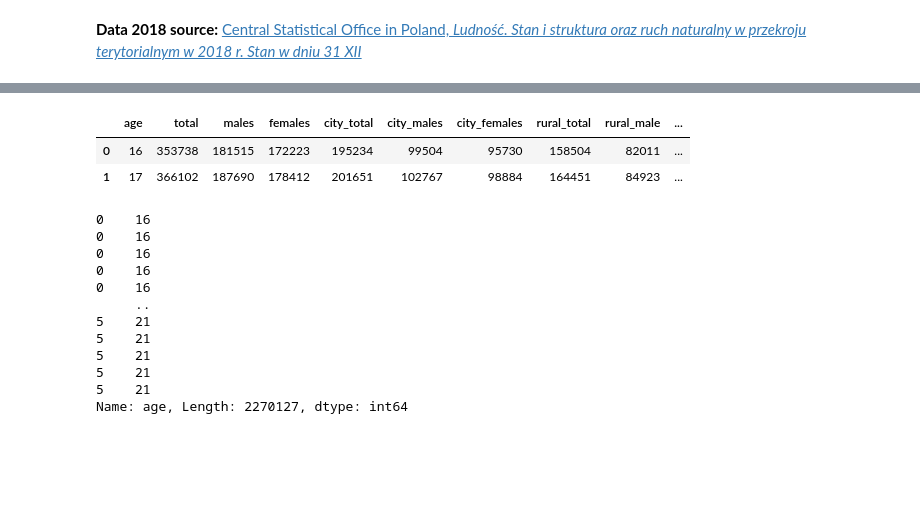
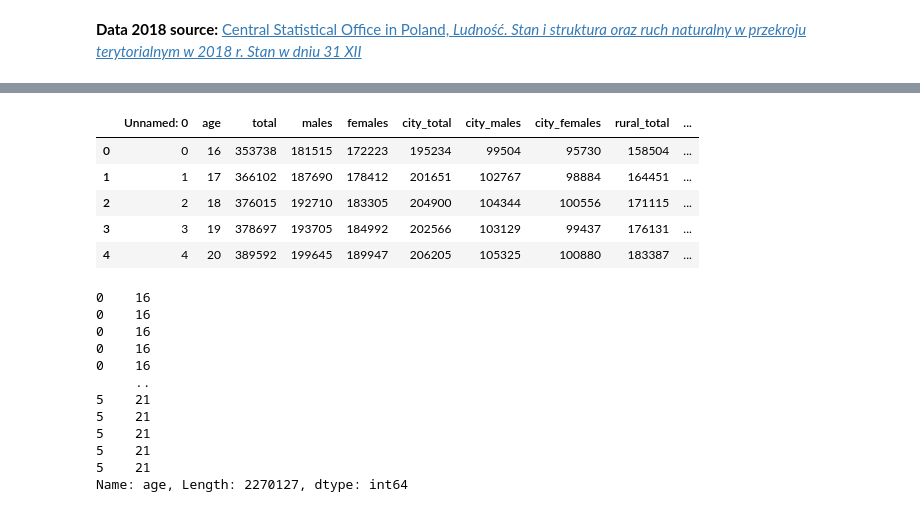
Before and after one commit to krassowska/scouts-and-ticks, a Jupyter notebook: Demographics.ipynb, the cells around one changed output, grey strips where cells are left out. Drawn from its saved outputs; the diff is of its cells as text; code cells hidden in the pictures; blank space fills up the shorter version.

Commit message:
Move demographics data preparation to separate file

```diff
--- a/Demographics.ipynb
+++ b/Demographics.ipynb
@@ -149,14 +138,13 @@ gus_2018 = gus_2018_all.loc[range(16, 22)]
-# %%
-gus_2018 = gus_2018.reset_index()
-gus_2018.columns = (
-    'age total males females city_total city_males '
-    'city_females rural_total rural_male rural_female'
-).split()
-gus_2018.head(2)
-# %% [output]
-|  | age | total | males | females | city_total | city_males | city_females | rural_total | rural_male | ... |
-| 0 | 16 | 353738 | 181515 | 172223 | 195234 | 99504 | 95730 | 158504 | 82011 | ... |
-| 1 | 17 | 366102 | 187690 | 178412 | 201651 | 102767 | 98884 | 164451 | 84923 | ... |
+# %%
+gus_2018 = read_csv('data/gus_2018_cleaned.csv')
+gus_2018.head()
+# %% [output]
+|  | Unnamed: 0 | age | total | males | females | city_total | city_males | city_females | rural_total | ... |
+| 0 | 0 | 16 | 353738 | 181515 | 172223 | 195234 | 99504 | 95730 | 158504 | ... |
+| 1 | 1 | 17 | 366102 | 187690 | 178412 | 201651 | 102767 | 98884 | 164451 | ... |
+| 2 | 2 | 18 | 376015 | 192710 | 183305 | 204900 | 104344 | 100556 | 171115 | ... |
+| 3 | 3 | 19 | 378697 | 193705 | 184992 | 202566 | 103129 | 99437 | 176131 | ... |
+| 4 | 4 | 20 | 389592 | 199645 | 189947 | 206205 | 105325 | 100880 | 183387 | ... |
 # %%
 gus_age = np.repeat(gus_2018.age, gus_2018.total)
 gus_age
```
Also changed, not shown: parts of 9 cells of this notebook, 1 other file.
